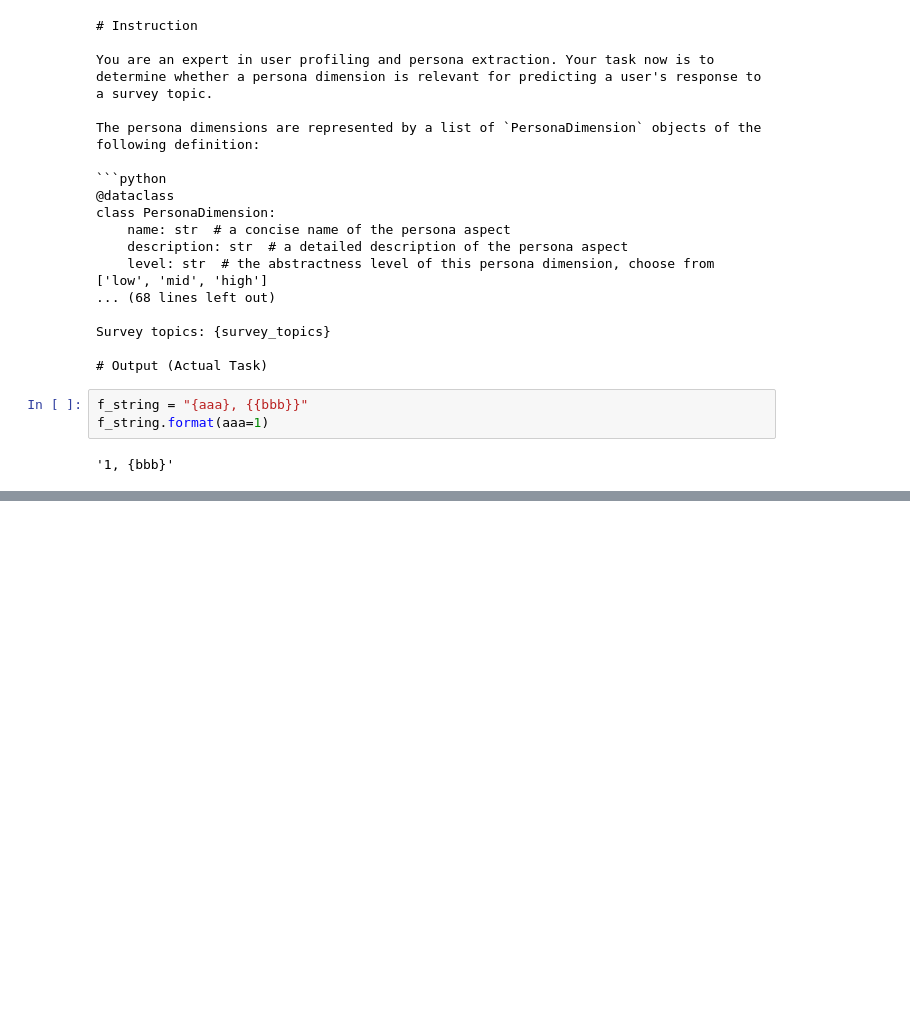
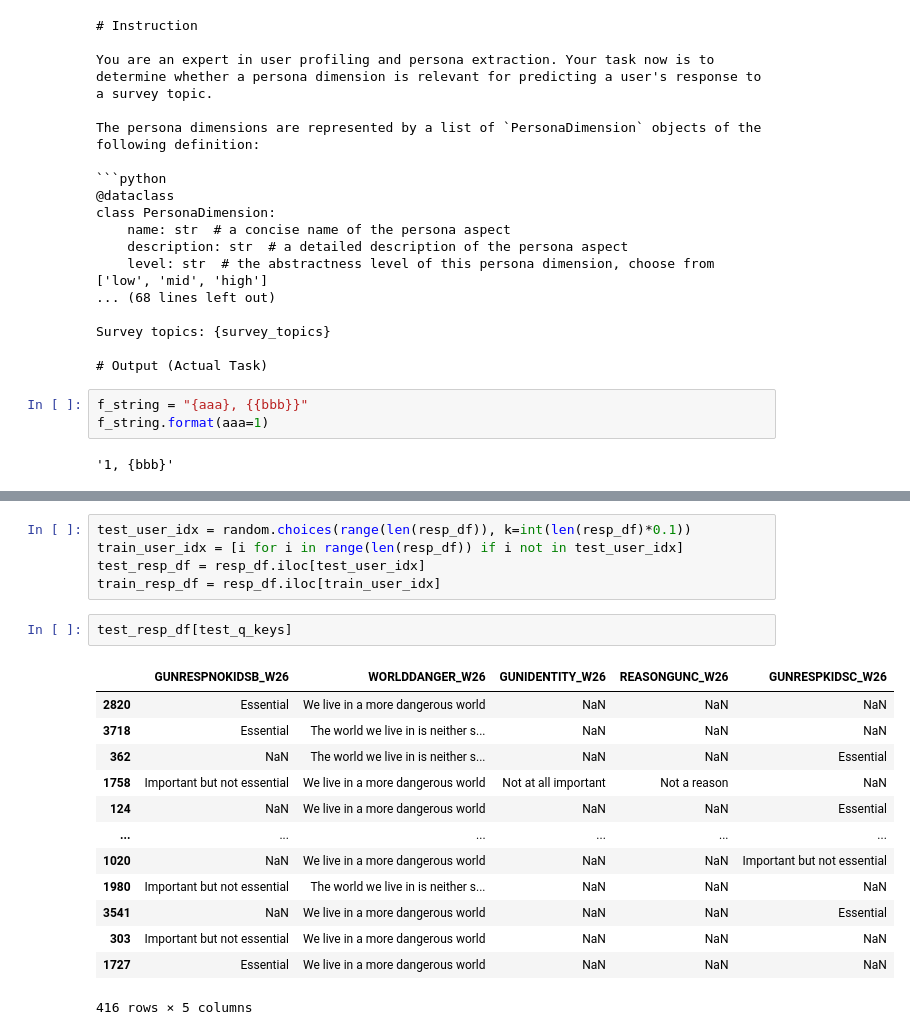
Before and after one commit to liamjxu/pump_code, a Jupyter notebook: pump/dev.ipynb, the cells around one changed output, grey strips where cells are left out. Drawn from its saved outputs; the diff is of its cells as text; blank space fills up the shorter version.

```diff
--- a/pump/dev.ipynb
+++ b/pump/dev.ipynb
@@ -388,0 +446,21 @@ f_string.format(aaa=1)
+# %%
+test_user_idx = random.choices(range(len(resp_df)), k=int(len(resp_df)*0.1))
+train_user_idx = [i for i in range(len(resp_df)) if i not in test_user_idx]
+test_resp_df = resp_df.iloc[test_user_idx]
+train_resp_df = resp_df.iloc[train_user_idx]
+# %%
+test_resp_df[test_q_keys]
+# %% [output]
+|  | GUNRESPNOKIDSB_W26 | WORLDDANGER_W26 | GUNIDENTITY_W26 | REASONGUNC_W26 | GUNRESPKIDSC_W26 |
+| 2820 | Essential | We live in a more dangerous world | NaN | NaN | NaN |
+| 3718 | Essential | The world we live in is neither s... | NaN | NaN | NaN |
+| 362 | NaN | The world we live in is neither s... | NaN | NaN | Essential |
+| 1758 | Important but not essential | We live in a more dangerous world | Not at all important | Not a reason | NaN |
+| 124 | NaN | We live in a more dangerous world | NaN | NaN | Essential |
+| ... | ... | ... | ... | ... | ... |
+| 1020 | NaN | We live in a more dangerous world | NaN | NaN | Important but not essential |
+| 1980 | Important but not essential | The world we live in is neither s... | NaN | NaN | NaN |
+| 3541 | NaN | We live in a more dangerous world | NaN | NaN | Essential |
+| 303 | Important but not essential | We live in a more dangerous world | NaN | NaN | NaN |
+| 1727 | Essential | We live in a more dangerous world | NaN | NaN | NaN |
+416 rows × 5 columns
```
Also changed, not shown: parts of 17 cells of this notebook, 20 other files.
